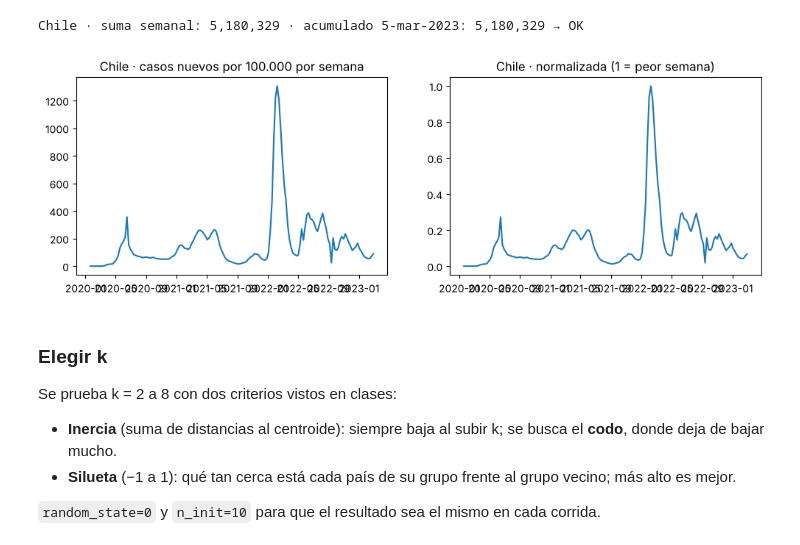
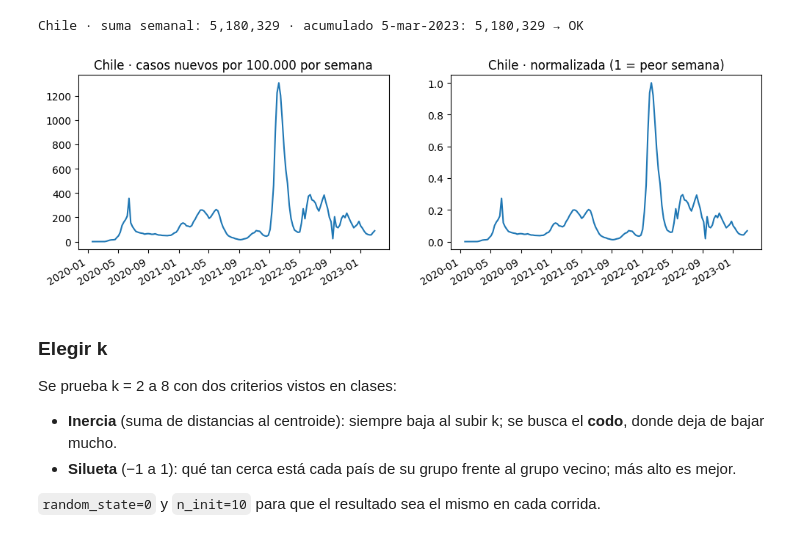
Before and after one commit to Maanuus/Proyecto_GD, a Jupyter notebook: notebooks/06_mineria.ipynb, the cells around one changed output. Drawn from its saved outputs; the diff is of its cells as text; code cells hidden in the pictures.

```diff
--- a/notebooks/06_mineria.ipynb
+++ b/notebooks/06_mineria.ipynb
@@ -85,18 +74,19 @@ Chile · suma semanal: 5,180,329 · acumulado 5-mar-2023: 5,180,329 → OK
 # %%
 # Curva normalizada: cada país dividido por su peor semana (0 a 1).
 # Las semanas negativas (correcciones del acumulado) se dejan en 0 solo para este cálculo: en la tabla siguen marcadas.
 forma = incidencia.clip(lower=0)
 forma = forma.div(forma.max(axis=1), axis=0)
 
 # Ejemplo: la curva de Chile antes y después de normalizar
 fig, ejes = plt.subplots(1, 2, figsize=(12, 3.5))
 ejes[0].plot(pd.to_datetime(incidencia.columns), incidencia.loc["Chile"])
 ejes[0].set_title("Chile · casos nuevos por 100.000 por semana")
 ejes[1].plot(pd.to_datetime(forma.columns), forma.loc["Chile"])
 ejes[1].set_title("Chile · normalizada (1 = peor semana)")
+fig.autofmt_xdate()
 plt.show()
 # %% [output]
-[figure, old version]
+[figure, new version]
 # %% [markdown]
 ### Elegir k
 Se prueba k = 2 a 8 con dos criterios vistos en clases:
```
Also changed, not shown: parts of 33 cells of this notebook.
